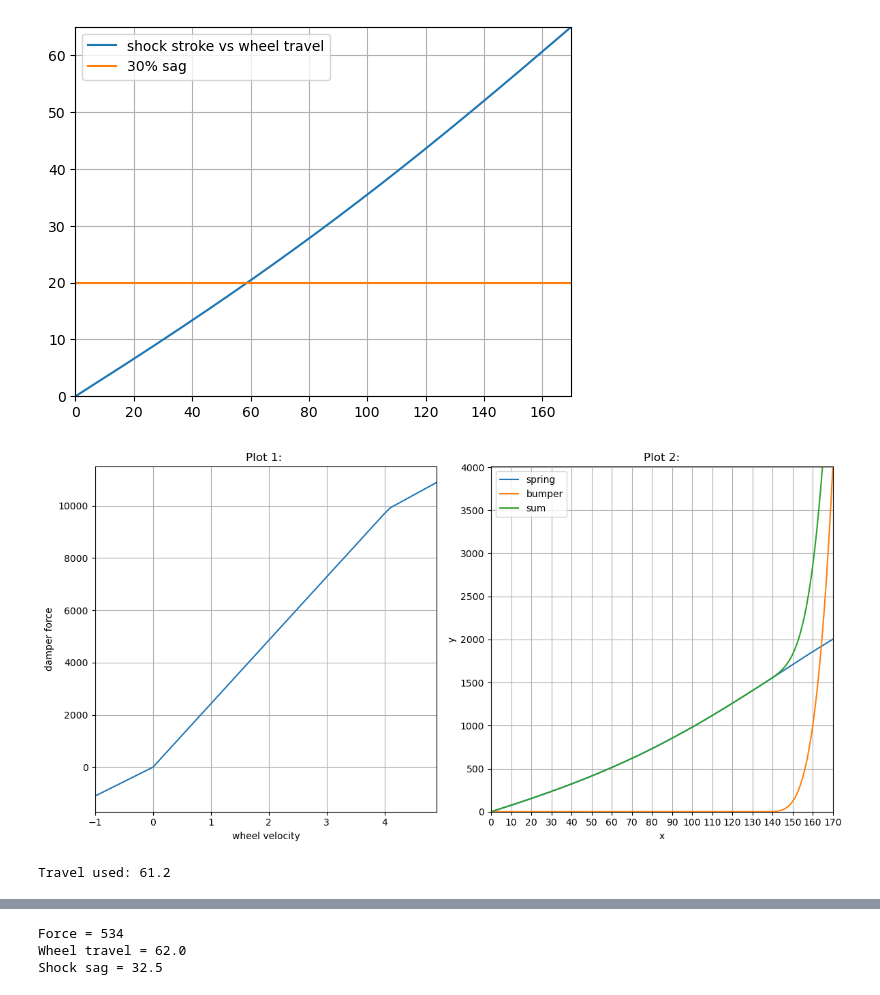
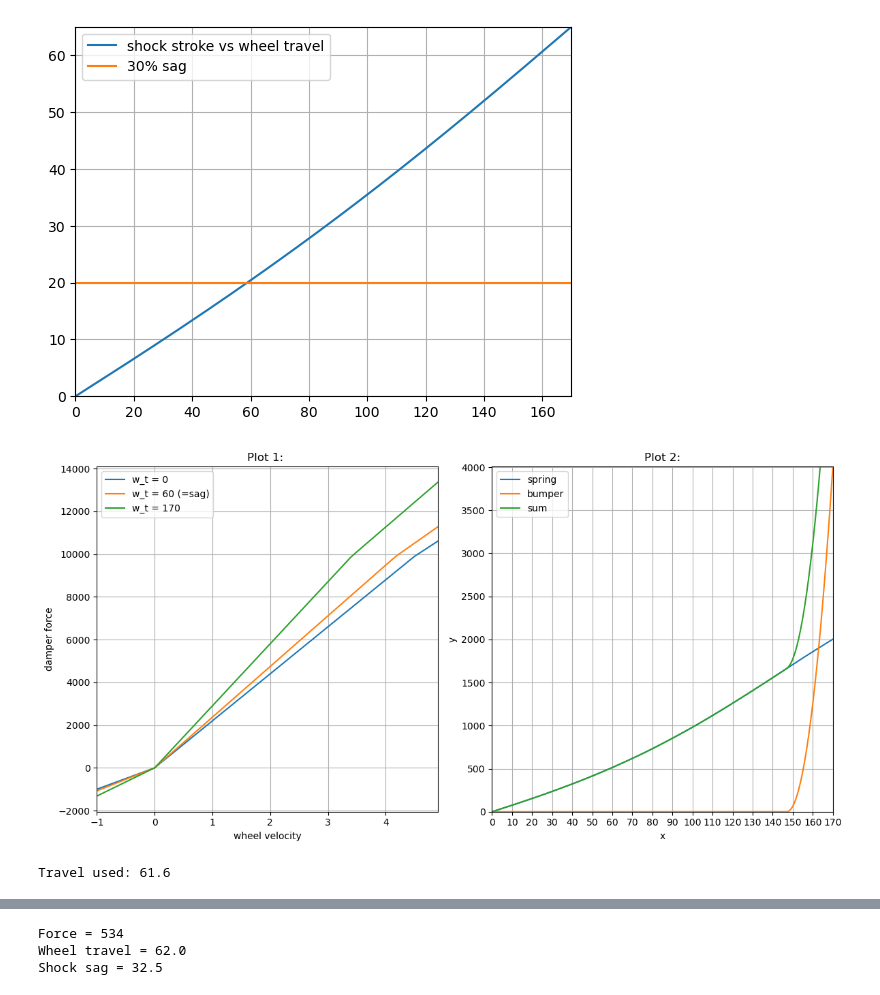
Before and after one commit to c-radicallis/Susp_Analysis, a Jupyter notebook: susp_analysis_4.ipynb, the cells around one changed output, grey strips where cells are left out. Drawn from its saved outputs; the diff is of its cells as text; code cells hidden in the pictures.

```diff
--- a/susp_analysis_4.ipynb
+++ b/susp_analysis_4.ipynb
@@ -163,8 +163,8 @@ k_spring = 400*0.175126835/1e-3 # N/m
 # 1 lbs/in = 0.175126835 N/mm
 
 #Bumper
-bumper_height = 15 # milimeter
-bumper_exponent = 4
+bumper_height = 10 #15 # milimeter
+bumper_exponent = 2
 #this equation makes the fully compressed bumper force equal the fuly compressed coil force
 # i have no ideia of the spring behaviour of the bumper
 k_bumper = 2*(k_spring*shock_max_stroke*1e-3)/((bumper_height*1e-3)**bumper_exponent)# N/m
@@ -175,7 +175,7 @@ LSC_preload = 0 # N
 HSC_transition_velocity = 1.5 # m/s
 LSC_slope = 6.6e3
 HSC_transition_force= LSC_slope*HSC_transition_velocity
-HSC_slope = 0.5*LSC_slope #6e3 # N*s/m
+HSC_slope = 0.8*LSC_slope #6e3 # N*s/m
 # %%
 F_spring_func = lambda wheel_travel: k_spring * s_s_func(wheel_travel)/1000
     #n Newtons
@@ -223,40 +223,43 @@ F_w_damper_func = lambda wheel_travel , wheel_velocity: F_damper_func( wheel_tra
 # Create a figure with two subplots side by side
 fig, (ax1, ax2) = plt.subplots(1, 2, figsize=(12, 6))
 
 # Plot data on the first subplot
 velocities = np.arange(-1,5,0.1)
-ax1.plot(velocities , [ F_damper_func(70 , i) for i in velocities])
+ax1.plot(velocities , [ F_damper_func(0 , i) for i in velocities]  , label="w_t = 0")
+ax1.plot(velocities , [ F_damper_func(60 , i) for i in velocities] , label="w_t = 60 (=sag)")
+ax1.plot(velocities , [ F_damper_func(170 , i) for i in velocities], label="w_t = 170"   )
 ax1.set_title('Plot 1: ')
 ax1.set_xlabel('wheel velocity')
 ax1.set_ylabel('damper force')
 ax1.grid()
 ax1.set_xlim(left=min(velocities),right=max(velocities))
+ax1.legend()
 
 # Plot data on the second subplot
 F_w_spring_vector = F_w_spring_func(w_t_vector)
 F_w_bumper_vector = F_w_bumper_func(w_t_vector)
 F_w_spring_bumper_sum = np.array(F_w_spring_vector) + np.array(F_w_bumper_vector)
-ax2.plot( w_t_vector , F_w_spring_vector , label="spring")
-ax2.plot( w_t_vector , F_w_bumper_vector , label="bumper")
-ax2.plot(w_t_vector ,F_w_spring_bumper_sum , label="sum")
+ax2.plot( w_t_vector , F_w_spring_vector   , label="spring")
+ax2.plot( w_t_vector , F_w_bumper_vector   , label="bumper")
+ax2.plot(w_t_vector ,F_w_spring_bumper_sum , label="sum"   )
 ax2.legend()
 ax2.grid()
 ax2.set_ylim(bottom=0,top=max(np.concatenate((F_w_spring_vector,F_w_bumper_vector))))
 ax2.set_xticks(np.arange(0, 180, 10))
 ax2.set_xlim(left=0,right=170)
 ax2.set_title('Plot 2:')
 ax2.set_xlabel('x')
 ax2.set_ylabel('y')
 
 # Adjust layout to prevent overlap
 plt.tight_layout()
 
 # Show the plot
 plt.show()
 # %% [output]
-[figure, old version]
+[figure, new version]
 # %%
-fall_height = 0.5
+fall_height = 1
 
 #conditions at initial ground contact
 x =  w_t_vector[-1]*1e-3 #meters
@@ -313,7 +316,7 @@ if x<=0 or (wheel_travel>=w_t_vector[-1]):
 else:
     print("Travel used:",round(wheel_travel,1))
 # %% [output]
-Travel used: 61.2
+Travel used: 61.6
 # %%
 plt.plot(t_list,np.array(force_spring_bumper_list)+np.array(force_damper_list), label="total force")
 plt.plot(t_list,force_spring_bumper_list, label="spring_bumper")
```
Also changed, not shown: parts of 4 cells of this notebook.
